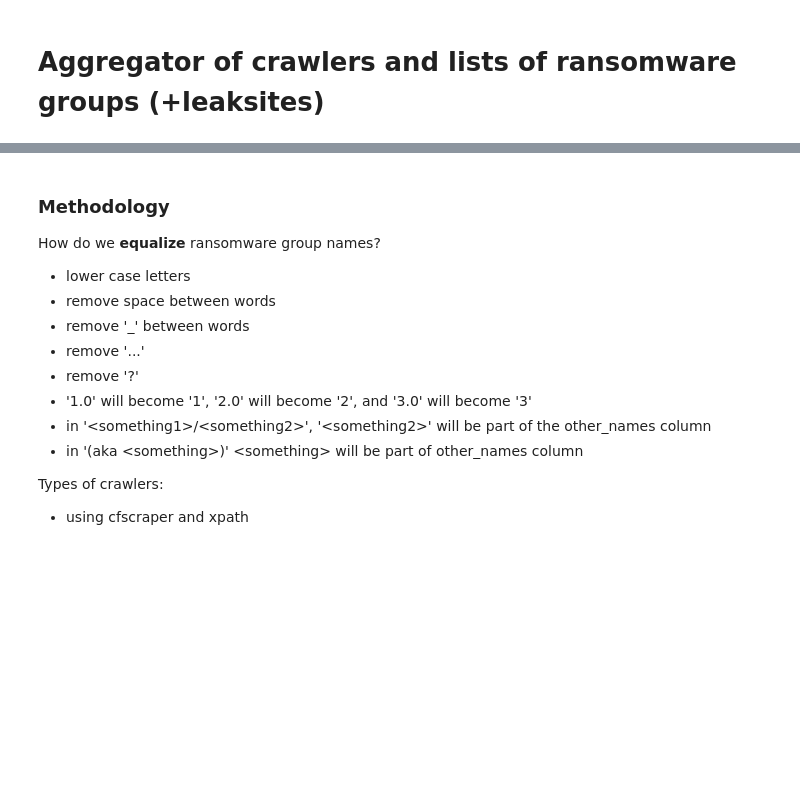
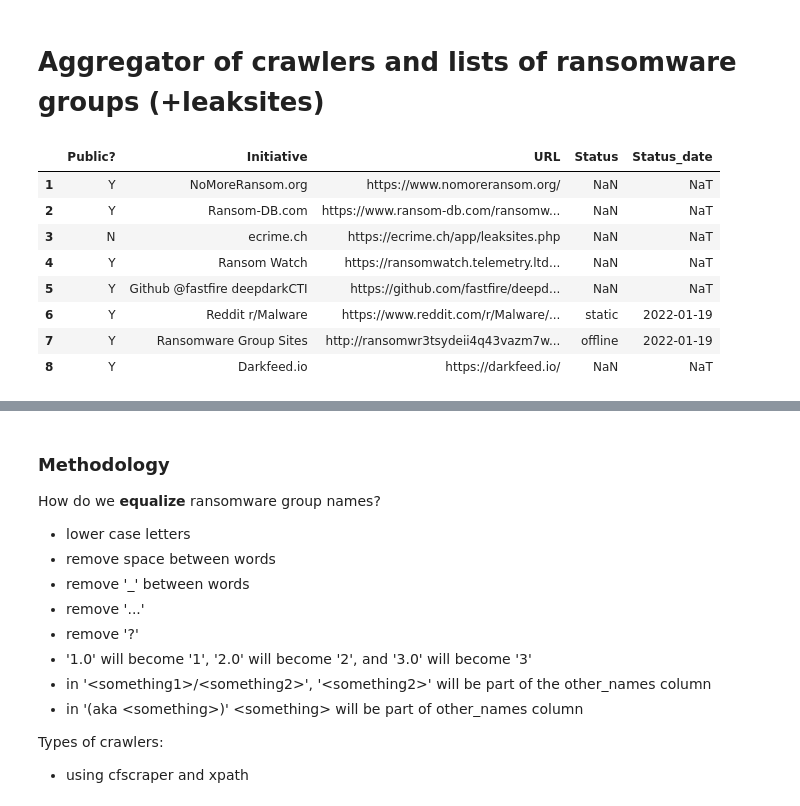
Before and after one commit to jjsantanna/aggregator_crawlers_lists_ransomware_groups_leaksites, a Jupyter notebook: aggregator_crawlers_lists_ransomware_groups.ipynb, the cells around one changed output, grey strips where cells are left out. Drawn from its saved outputs; the diff is of its cells as text; code cells hidden in the pictures; blank space fills up the shorter version.

```diff
--- a/aggregator_crawlers_lists_ransomware_groups.ipynb
+++ b/aggregator_crawlers_lists_ransomware_groups.ipynb
@@ -7 +9,14 @@ ecrime_key = ""
+# %%
+df_initiatives = pd.read_excel('data/summary_initiatives.xlsx',index_col=0)
+df_initiatives
+# %% [output]
+|  | Public? | Initiative | URL | Status | Status_date |
+| 1 | Y | NoMoreRansom.org | https://www.nomoreransom.org/ | NaN | NaT |
+| 2 | Y | Ransom-DB.com | https://www.ransom-db.com/ransomw... | NaN | NaT |
+| 3 | N | ecrime.ch | https://ecrime.ch/app/leaksites.php | NaN | NaT |
+| 4 | Y | Ransom Watch | https://ransomwatch.telemetry.ltd... | NaN | NaT |
+| 5 | Y | Github @fastfire deepdarkCTI | https://github.com/fastfire/deepd... | NaN | NaT |
+| 6 | Y | Reddit r/Malware | https://www.reddit.com/r/Malware/... | static | 2022-01-19 |
+| 7 | Y | Ransomware Group Sites | http://ransomwr3tsydeii4q43vazm7w... | offline | 2022-01-19 |
+| 8 | Y | Darkfeed.io | https://darkfeed.io/ | NaN | NaT |
 # %% [markdown]
```
Also changed, not shown: parts of 14 cells of this notebook, 6 other files.
